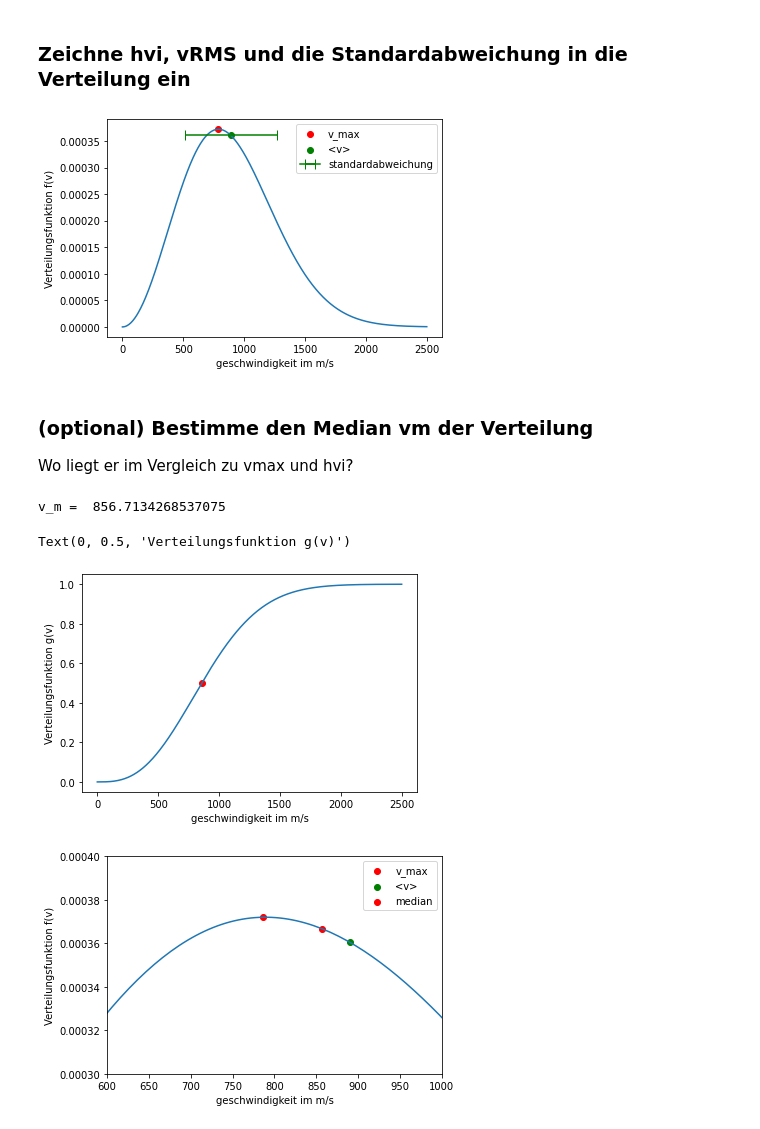
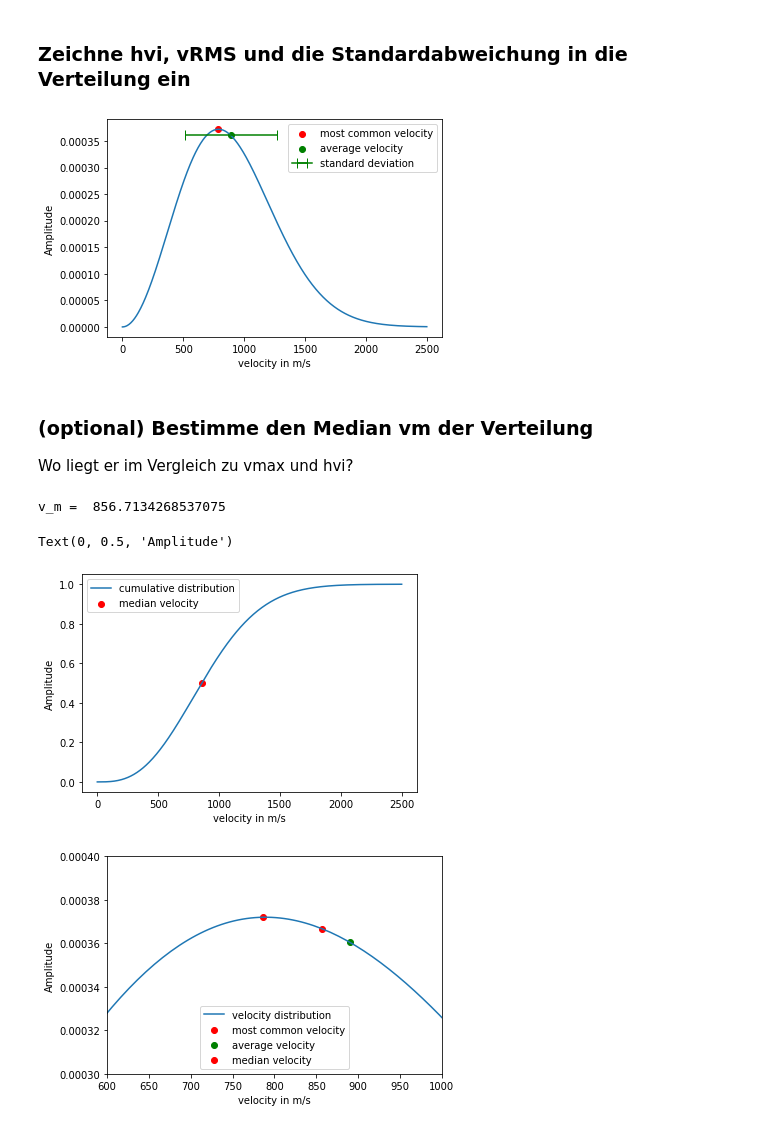
Before and after one commit to emhl/CoPhy2, a Jupyter notebook: Blatt3-numerische-integration/Blatt3-Aufg3.ipynb, the cells around one changed output. Drawn from its saved outputs; the diff is of its cells as text; code cells hidden in the pictures.

Commit message:
update labels and remove math.py

```diff
--- a/Blatt3-numerische-integration/Blatt3-Aufg3.ipynb
+++ b/Blatt3-numerische-integration/Blatt3-Aufg3.ipynb
@@ -56,17 +55,17 @@ standardabw =  375.72752181079255
 ### Zeichne hvi, vRMS und die Standardabweichung in die Verteilung ein
 # %%
 plt.plot(v, f(v))
-plt.scatter(v_max, f(v_max), color='red',label='v_max')
-plt.scatter(v_mw, f(v_mw), color='green',label='<v>')
-plt.errorbar(v_mw,f(v_mw), xerr=sigma, color='green', capsize=5,label='standardabweichung')
+plt.scatter(v_max, f(v_max), color='red',label='most common velocity')
+plt.scatter(v_mw, f(v_mw), color='green',label='average velocity')
+plt.errorbar(v_mw,f(v_mw), xerr=sigma, color='green', capsize=5,label='standard deviation')
 
 
-plt.xlabel('geschwindigkeit im m/s')
-plt.ylabel('Verteilungsfunktion f(v)')
+plt.xlabel('velocity in m/s')
+plt.ylabel('Amplitude')
 plt.legend()
 plt.show()
 # %% [output]
-[figure, old version]
+[figure, new version]
 # %% [markdown]
 ### (optional) Bestimme den Median vm der Verteilung
 Wo liegt er im Vergleich zu vmax und hvi?
@@ -75,31 +74,32 @@ def g(v_m):
     return quad(f, 0, v_m)[0]/norm
 # suche v_m, sodass g(v_m) = 0.5
 g_v = np.array([g(v_n) for v_n in v])
-plt.plot(v, g_v)
+plt.plot(v, g_v, label='cumulative distribution')
 
 v_m = v[np.argmin(np.abs(g_v - 0.5))]
 print('v_m = ', v_m)
 
-plt.scatter(v_m, g(v_m), color='red')
+plt.scatter(v_m, g(v_m), color='red', label='median velocity')
+plt.legend()
 
-plt.xlabel('geschwindigkeit im m/s')
-plt.ylabel('Verteilungsfunktion g(v)')
+plt.xlabel('velocity in m/s')
+plt.ylabel('Amplitude')
 # %% [output]
 v_m =  856.7134268537075
-Text(0, 0.5, 'Verteilungsfunktion g(v)')
+Text(0, 0.5, 'Amplitude')
-[figure, old version]
+[figure, new version]
 # %%
-plt.plot(v, f(v))
-plt.scatter(v_max, f(v_max), color='red',label='v_max')
-plt.scatter(v_mw, f(v_mw), color='green',label='<v>')
-plt.scatter(v_m, f(v_m), color='red',label='median')
+plt.plot(v, f(v),label="velocity distribution")
+plt.scatter(v_max, f(v_max), color='red',label='most common velocity')
+plt.scatter(v_mw, f(v_mw), color='green',label='average velocity')
+plt.scatter(v_m, f(v_m), color='red',label='median velocity')
 
-plt.xlabel('geschwindigkeit im m/s')
-plt.ylabel('Verteilungsfunktion f(v)')
+plt.xlabel('velocity in m/s')
+plt.ylabel('Amplitude')
 plt.legend()
 plt.xlim(600, 1000)
 plt.ylim(.0003, .0004)
 
 plt.show()
 # %% [output]
-[figure, old version]
+[figure, new version]
```
Also changed, not shown: parts of 2 cells of this notebook.
